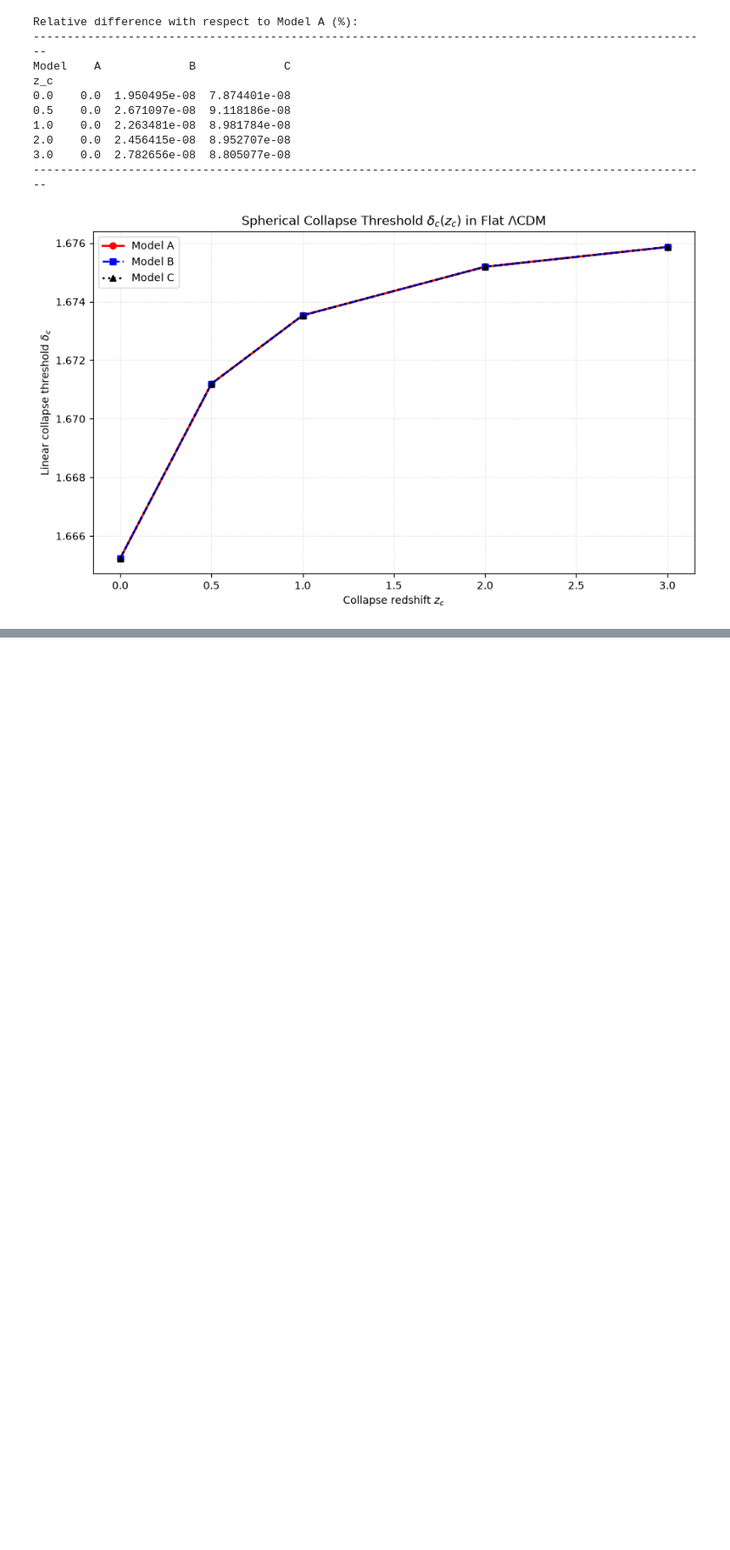
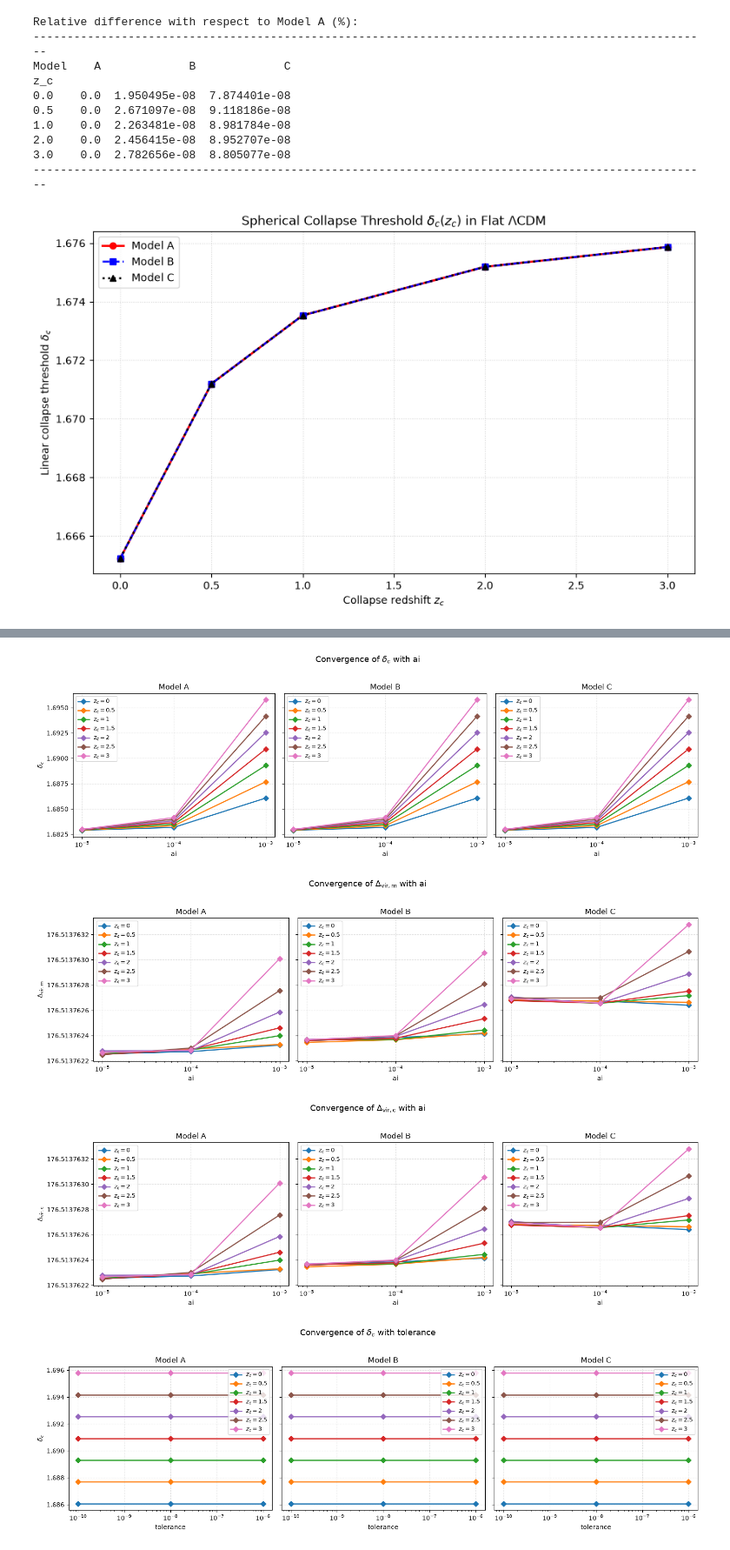
Before and after one commit to Alexx-Sanderr/2026_Numerical_Cosmology_I, a Jupyter notebook: EP_II/analysis/analysis_spherical_collapse.ipynb, the cells around one changed output, grey strips where cells are left out. Shown at 87% size. Saved outputs shown, nothing was run; the diff lists cells and outputs as text; code cells hidden in the pictures; blank space fills up the shorter version.

```diff
--- a/EP_II/analysis/analysis_spherical_collapse.ipynb
+++ b/EP_II/analysis/analysis_spherical_collapse.ipynb
@@ -215,0 +225,8 @@ Model C      | 1.000000e-04       | 1.939894e+00       | 5.7892e-07
+# %%
+def growth_rate(cosmology: nc.FLRW, growth_sol, ai: float) -> float:
+        """Aux Function."""
+        _, f_i = cosmology.get_growth_observables(
+            growth_sol,
+            N_eval=np.array([np.log(ai)]),
+        )
+        return float(f_i[0])
@@ -381,0 +645,12 @@ plt.show()
+# %%
+# Varying ai
+for ai_test in [ 1e-3, 1e-4, 1e-5 ]:
+    convergence_cases.append( ( "ai", ai_test, ai_test, 1e5, 1e-8, 1e-10 ) )
+
+# Varying Integration Tolerances
+for rtol_test, atol_test in [ ( 1e-6, 1e-8 ), ( 1e-8, 1e-10 ), ( 1e-10, 1e-12 ) ]:
+    convergence_cases.append( ( "tolerance", rtol_test, 1e-3, 1e5, rtol_test, atol_test ) )
+
+# Varying Singular Threshold delta_stop
+for delta_stop_test in [ 1e5, 1e6, 1e7, 1e8 ]:
+    convergence_cases.append( ( "delta_stop", delta_stop_test, 1e-3, delta_stop_test, 1e-8, 1e-10 ) )
@@ -381,0 +727,60 @@ plt.show()
+# %%
+# _____ Convergence Plots Across Numerical Parameters _____ #
+
+marker_dict = { 0.0: "o", 0.5: "v", 1.0: "s", 1.5: "<", 2.0: "^", 2.5: ">", 3.0: "D" }
+marker = marker_dict.get( z_c, "o" )
+
+for varied in [ "ai", "tolerance", "delta_stop" ]:
+    subset_all = convergence_df[ convergence_df[ "varied_parameter" ] == varied ].copy()
+
+    for observable, ylabel in [
+        ( "delta_c",     r"$\delta_c$" ),
+        ( "Delta_vir_m", r"$\Delta_{\mathrm{vir,m}}$" ),
+        ( "Delta_vir_c", r"$\Delta_{\mathrm{vir,c}}$" ),
+    ]:
+        fig, axes = plt.subplots( 1, 3, figsize = ( 15, 4.5 ), sharey = True )
+
+        for ax, model in zip( axes, grid_models ):
+            model_data = subset_all[ subset_all[ "Model" ] == model ]
+            for z_c in grid_redshifts:
+                subset = model_data[ model_data[ "z_c" ] == z_c ].sort_values( "setting" )
+
+                if subset.empty:
+                    continue
+
+                ax.plot(
+                    subset[ "setting" ],
+                    subset[ observable ],
+                    marker = marker,
+                    lw     = 1.8,
+                    ms     = 6,
+                    label  = fr"$z_c={z_c:g}$",
+                )
+
+            ax.set_title( f"Model {model}" )
+            ax.set_xlabel( varied )
+            ax.grid( True, linestyle = "--", alpha = 0.35 )
+            ax.legend( fontsize = 9 )
+
+            if len( model_data ) and ( model_data[ "setting" ] > 0 ).all():
+                ax.set_xscale( "log" )
+
+        axes[ 0 ].set_ylabel( ylabel )
+
+        formatter = ScalarFormatter( useOffset = False )
+        formatter.set_scientific( False )
+        for ax in axes:
+            ax.yaxis.set_major_formatter( formatter )
+            ax.yaxis.set_major_locator( MaxNLocator( 6 ) )
+
+        fig.suptitle( f"Convergence of {ylabel} with {varied}", fontsize = 13, y = 1.03 )
+        plt.tight_layout()
+
+        plot_conv_path = f"{output_base}_convergence_{observable}_{varied}.png"
+        plt.savefig( plot_conv_path, dpi = 300, bbox_inches = "tight" )
+        plt.show()
+# %% [output]
+[figure, added]
+[figure, added]
+[figure, added]
+[figure, added]
```
Also changed, not shown: parts of 14 cells of this notebook, 35 other files.
